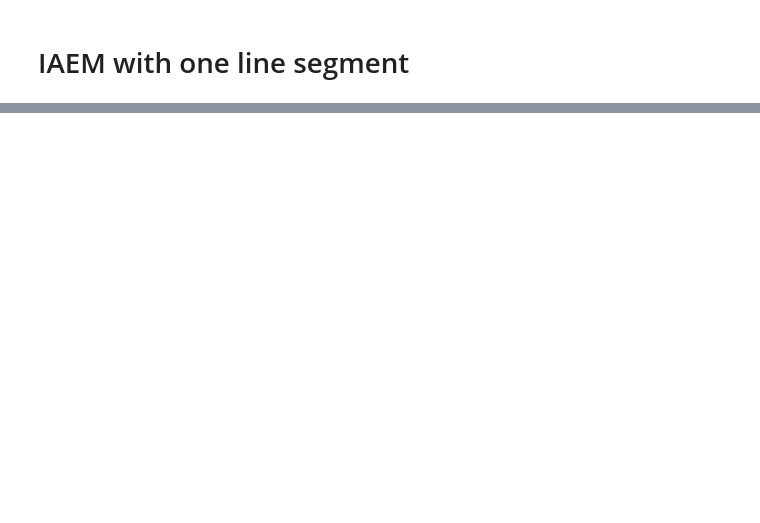
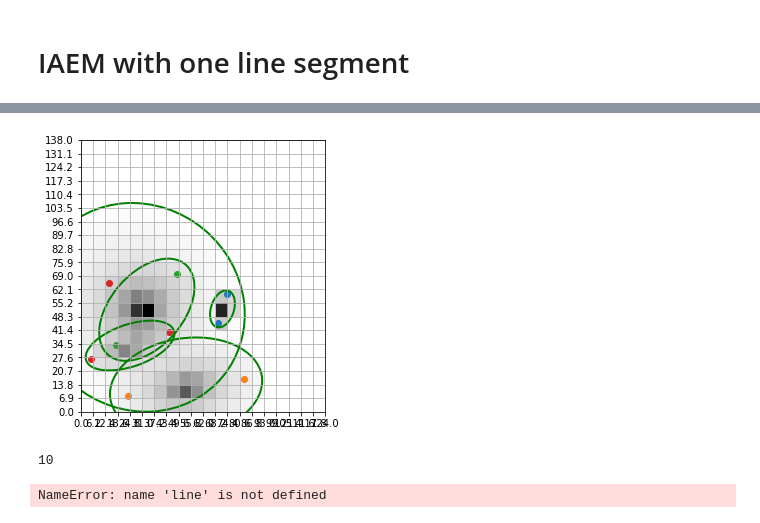
Before and after one commit to jdvillegasg/spa-field, a Jupyter notebook: test_weights_notebook.ipynb, the cells around one changed output, grey strips where cells are left out. Drawn from its saved outputs; the diff is of its cells as text; code cells hidden in the pictures; blank space fills up the shorter version.

```diff
--- a/test_weights_notebook.ipynb
+++ b/test_weights_notebook.ipynb
@@ -131,0 +220,46 @@ plt.show()
+# %%
+Nx = 20
+Ny = 20
+
+xmax = 124
+ymax = 138
+
+w_IAEM_curve_mpc = uslf_weights(Nx, Ny, xmax, ymax)
+
+xcg, ycg, xe, ye = w_IAEM_curve_mpc.scenario_grid(mat_grid_as_scenario=False, return_edges=True)
+
+n_t = 10
+n_pth_max = 5
+n_max_curve_segments = 4
+
+input_curves = []
+alpha = []
+for i in range(n_t):
+    input_curves.append([])
+    alpha.append([])
+    for j in range(np.random.randint(1, n_pth_max+1)):
+        n_curve_foci = np.random.randint(2, n_max_curve_segments+1)
+        input_curves[i].append(np.random.rand(n_curve_foci, 2)*100)
+        alpha[i].append(np.random.randint(20, 70, size=(n_curve_foci-1,)) ) # the number of ellipses is the number of foci - 1 in the piecewise curve
+
+out_mat, gell = w_IAEM_curve_mpc.fill_matrix_apm_piecewise_curve(xcg, ycg, alpha, input_curves, save_ell_plot=True, combine_paths='add')
+# %%
+ts = np.random.randint(0, n_t - 1)
+apm_piecewise_curve = np.reshape(out_mat[ts, :], (Ny, Nx))
+min_val = np.min(apm_piecewise_curve[np.nonzero(apm_piecewise_curve)])
+ax = w_IAEM_curve_mpc.plot_apm_piecewise_curve(input_curves[ts], xe, ye, np.log(apm_piecewise_curve/min_val), cmp='Greys')
+
+for i in gell[ts]:
+    for j in i:
+        cpy_ell = copy(j)
+        ax.add_patch(cpy_ell)
+
+plt.show()
+
+print(len(input_curves))
+print(len(input_curves[ts]))
+print[(i.shape for i in input_curves[ts]])
+# %% [output]
+[figure, added]
+10
+NameError: name 'line' is not defined
```
Also changed, not shown: parts of 15 cells of this notebook, 1 other file.
